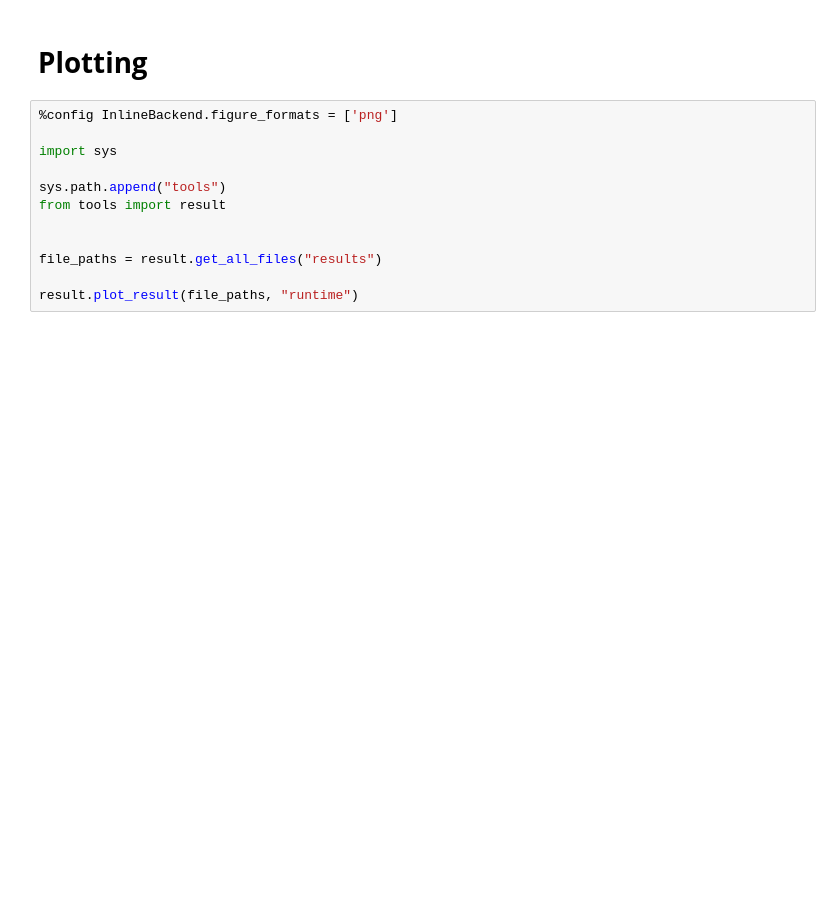
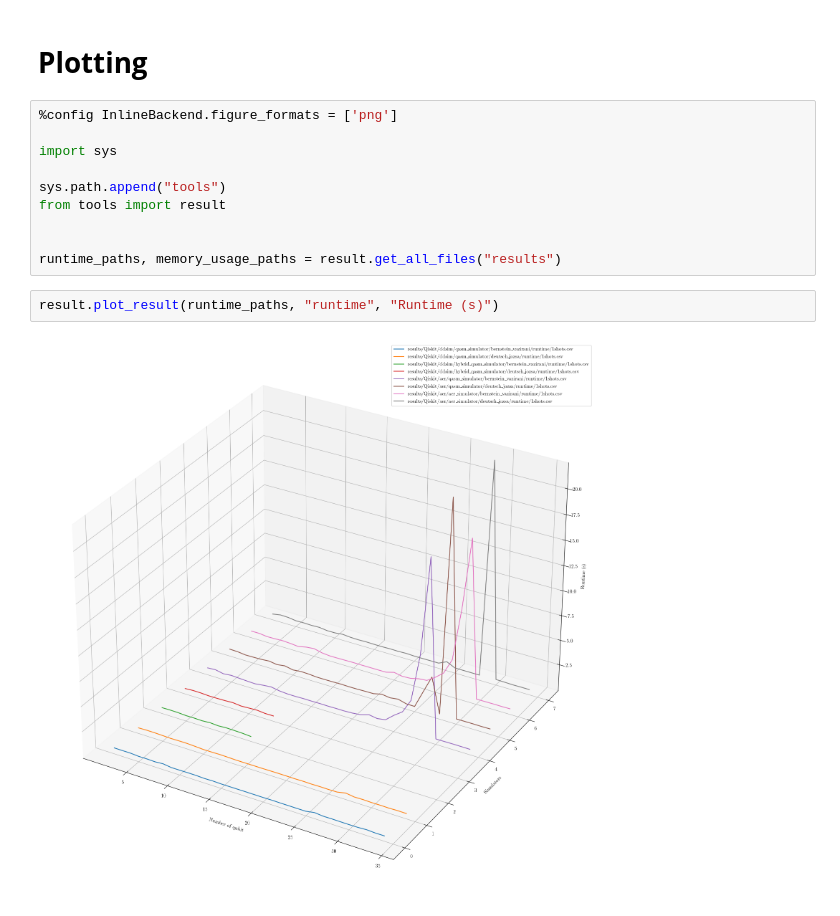
Before and after one commit to ahmadrv/QSB, a Jupyter notebook: benchmarks.ipynb, the cells around one changed output. Saved outputs shown, nothing was run; the diff lists cells and outputs as text; blank space fills up the shorter version.

Commit message:
add new plots

```diff
--- a/benchmarks.ipynb
+++ b/benchmarks.ipynb
@@ -43,6 +81,8 @@ sys.path.append("tools")
 from tools import result
 
 
-file_paths = result.get_all_files("results")
-
-result.plot_result(file_paths, "runtime")
+runtime_paths, memory_usage_paths = result.get_all_files("results")
+# %%
+result.plot_result(runtime_paths, "runtime", "Runtime (s)")
+# %% [output]
+[figure, added]
```
Also changed, not shown: parts of 5 cells of this notebook.
